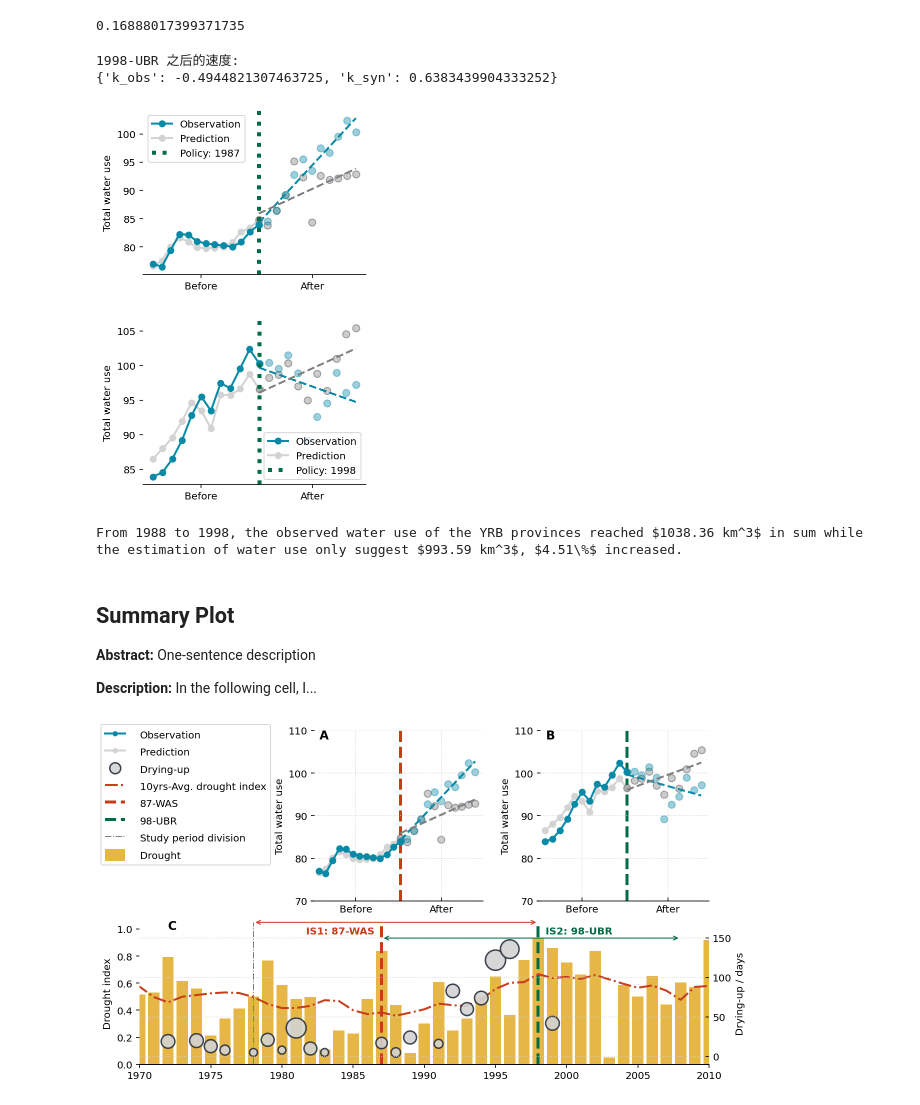
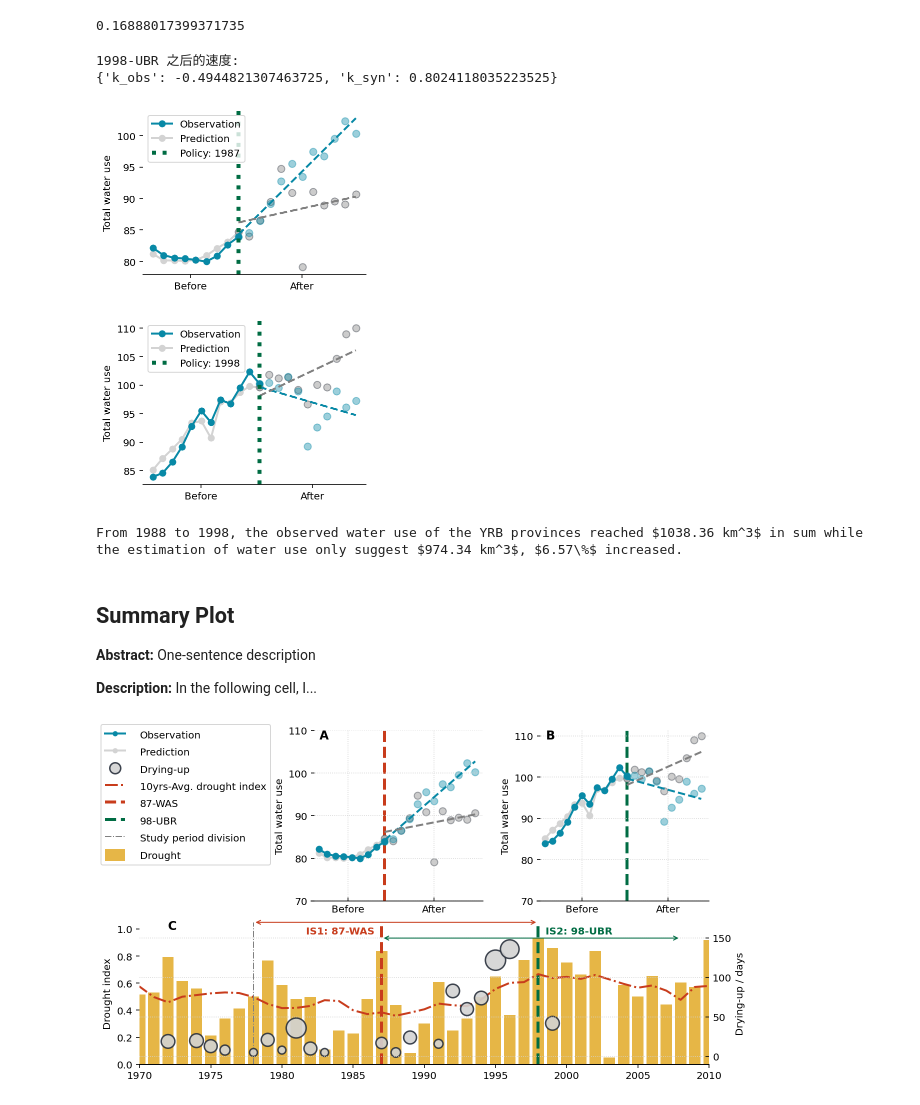
Before and after one commit to SongshGeo/Water-Allocation-Institution, a Jupyter notebook: notebooks/04_ContextPlotting.ipynb, the cells around one changed output. Cells and saved outputs as stored; diff of their text form; code cells hidden in the pictures.

```diff
--- a/notebooks/04_ContextPlotting.ipynb
+++ b/notebooks/04_ContextPlotting.ipynb
@@ -142,26 +142,26 @@ Differences between Droughts 1988~1998; 1998~2008:
 -1.4274436166089306
 0.16888017399371735
 # %%
-from func.handle import ExpResultsHandler
+from core.handle import ExpResultsHandler
 
-YAML_87 = "reports/n1987/87_all_wci.yaml"
+YAML_87 = "model/85%pca-87.yaml"
 exp87 = ExpResultsHandler(yaml_file=YAML_87)
 exp87.load_from_pickle()
 k_87 = exp87.plot_pre_post()
 
-YAML_98 = "reports/n1998/98_all_wci.yaml"
+YAML_98 = "model/85%pca-98.yaml"
 exp98 = ExpResultsHandler(yaml_file=YAML_98)
 exp98.load_from_pickle()
 k_98 = exp98.plot_pre_post()
 
 print("1998-UBR 之后的速度: ")
 print(k_98)
 plt.show();
 # %% [output]
 1998-UBR 之后的速度:
-{'k_obs': -0.4944821307463725, 'k_syn': 0.6383439904333252}
+{'k_obs': -0.4944821307463725, 'k_syn': 0.8024118035223525}
-[figure, old version]
+[figure, new version]
-[figure, old version]
+[figure, new version]
 # %%
 synth, actual = exp87.summarize_analysis()
 start = 1988
@@ -170,7 +170,7 @@ observation = actual.loc[start:].sum()
 ratio = 100 * (observation - estimation) / estimation
 print(f"From {start} to 1998, the observed water use of the YRB provinces reached ${observation:.2f} km^3$ in sum while the estimation of water use only suggest ${estimation:.2f} km^3$, ${ratio:.2f}\%$ increased.")
 # %% [output]
-From 1988 to 1998, the observed water use of the YRB provinces reached $1038.36 km^3$ in sum while the estimation of water use only suggest $993.59 km^3$, $4.51\%$ increased.
+From 1988 to 1998, the observed water use of the YRB provinces reached $1038.36 km^3$ in sum while the estimation of water use only suggest $974.34 km^3$, $6.57\%$ increased.
 # %% [markdown]
 ## Summary Plot
 
@@ -262,7 +262,7 @@ legend = fig.legend(loc='upper left', handles=legend_handles, labels=legend_labe
 plt.savefig("figs/outputs/main_results2.pdf", format='pdf')
 plt.show();
 # %% [output]
-[figure, old version]
+[figure, new version]
 # %%
 exp87.panel_plots()
 # %% [output]
```
Also changed, not shown: parts of 12 cells of this notebook, 37 other files.
